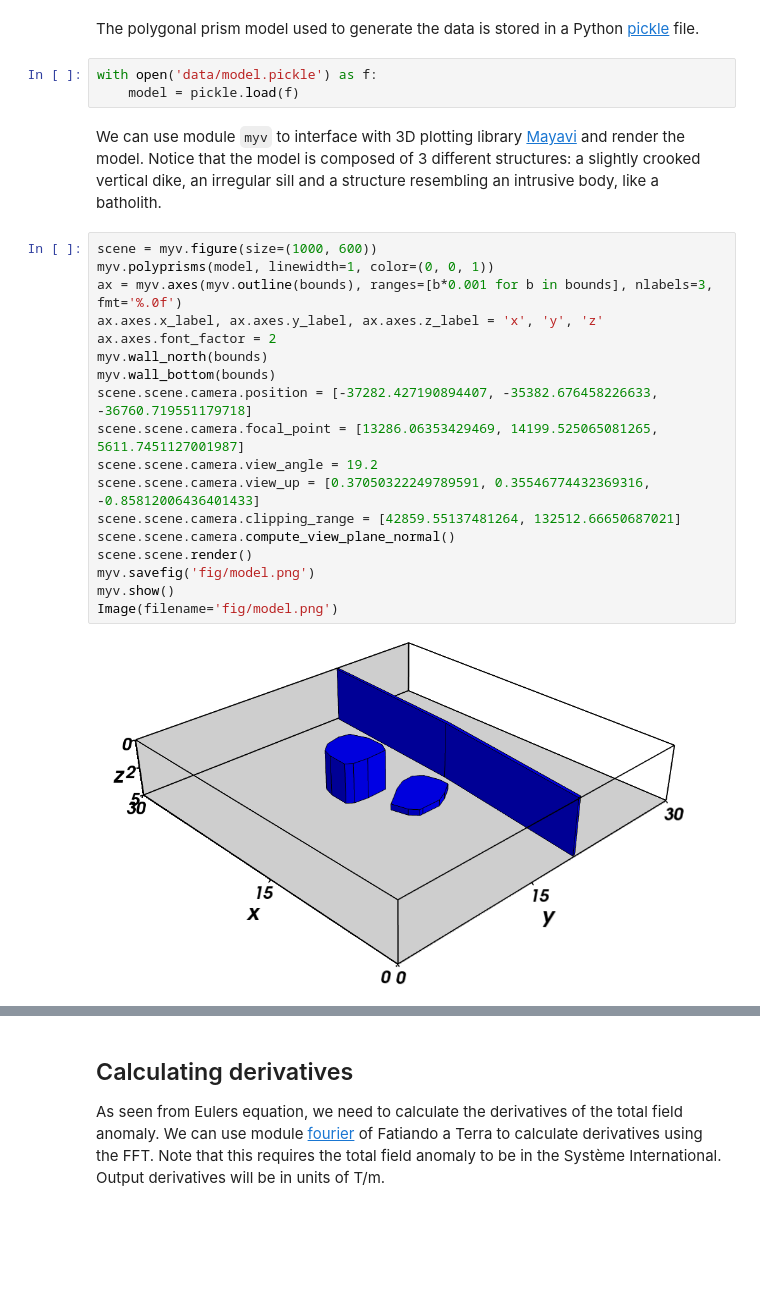
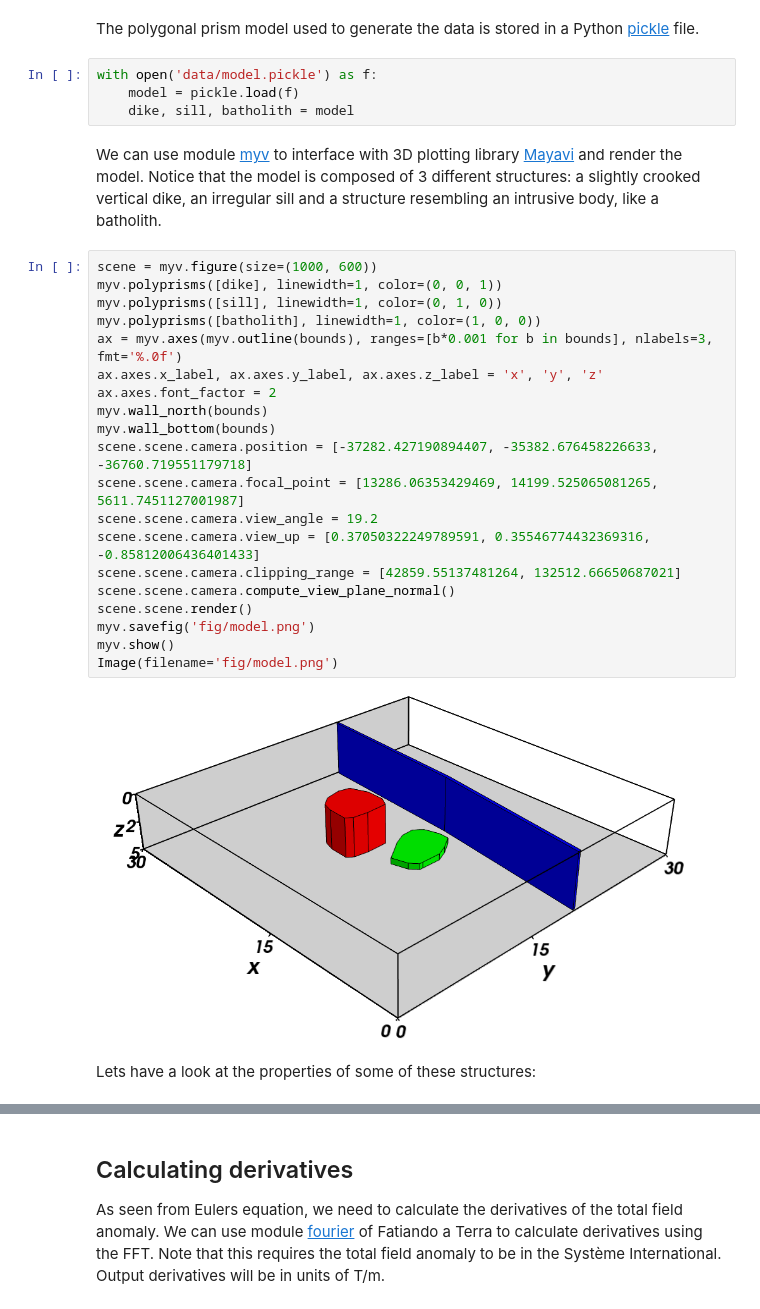
Before and after one commit to pinga-lab/paper-tle-euler-tutorial, a Jupyter notebook: euler-deconvolution-examples.ipynb, the cells around one changed output, grey strips where cells are left out. Saved outputs shown, nothing was run; the diff lists cells and outputs as text; blank space fills up the shorter version.

Commit message:
Spell correction to euler notebook and model props
Printed the top, bottom, magnetization of the model. Also plotting each
body with  different color for easier reference in the text.

```diff
--- a/euler-deconvolution-examples.ipynb
+++ b/euler-deconvolution-examples.ipynb
@@ -84,25 +84,30 @@ The polygonal prism model used to generate the data is stored in a Python [pickl
 # %%
 with open('data/model.pickle') as f:
     model = pickle.load(f)
+    dike, sill, batholith = model
 # %% [markdown]
-We can use module `myv` to interface with 3D plotting library [Mayavi](http://code.enthought.com/projects/mayavi/) and render the model. Notice that the model is composed of 3 different structures: a slightly crooked vertical dike, an irregular sill and a structure resembling an intrusive body, like a batholith.
+We can use module [myv](http://fatiando.readthedocs.org/en/v0.2/api/vis.myv.html) to interface with 3D plotting library [Mayavi](http://code.enthought.com/projects/mayavi/) and render the model. Notice that the model is composed of 3 different structures: a slightly crooked vertical dike, an irregular sill and a structure resembling an intrusive body, like a batholith.
 # %%
 scene = myv.figure(size=(1000, 600))
-myv.polyprisms(model, linewidth=1, color=(0, 0, 1))
+myv.polyprisms([dike], linewidth=1, color=(0, 0, 1))
+myv.polyprisms([sill], linewidth=1, color=(0, 1, 0))
+myv.polyprisms([batholith], linewidth=1, color=(1, 0, 0))
 ax = myv.axes(myv.outline(bounds), ranges=[b*0.001 for b in bounds], nlabels=3, fmt='%.0f')
 ax.axes.x_label, ax.axes.y_label, ax.axes.z_label = 'x', 'y', 'z'
 ax.axes.font_factor = 2
 myv.wall_north(bounds)
 myv.wall_bottom(bounds)
 scene.scene.camera.position = [-37282.427190894407, -35382.676458226633, -36760.719551179718]
 scene.scene.camera.focal_point = [13286.06353429469, 14199.525065081265, 5611.7451127001987]
 scene.scene.camera.view_angle = 19.2
 scene.scene.camera.view_up = [0.37050322249789591, 0.35546774432369316, -0.85812006436401433]
 scene.scene.camera.clipping_range = [42859.55137481264, 132512.66650687021]
 scene.scene.camera.compute_view_plane_normal()
 scene.scene.render()
 myv.savefig('fig/model.png')
 myv.show()
 Image(filename='fig/model.png')
 # %% [output]
-[figure, old version]
+[figure, new version]
+# %% [markdown]
+Lets have a look at the properties of some of these structures:
```
Also changed, not shown: parts of 6 cells of this notebook, 2 other files.
